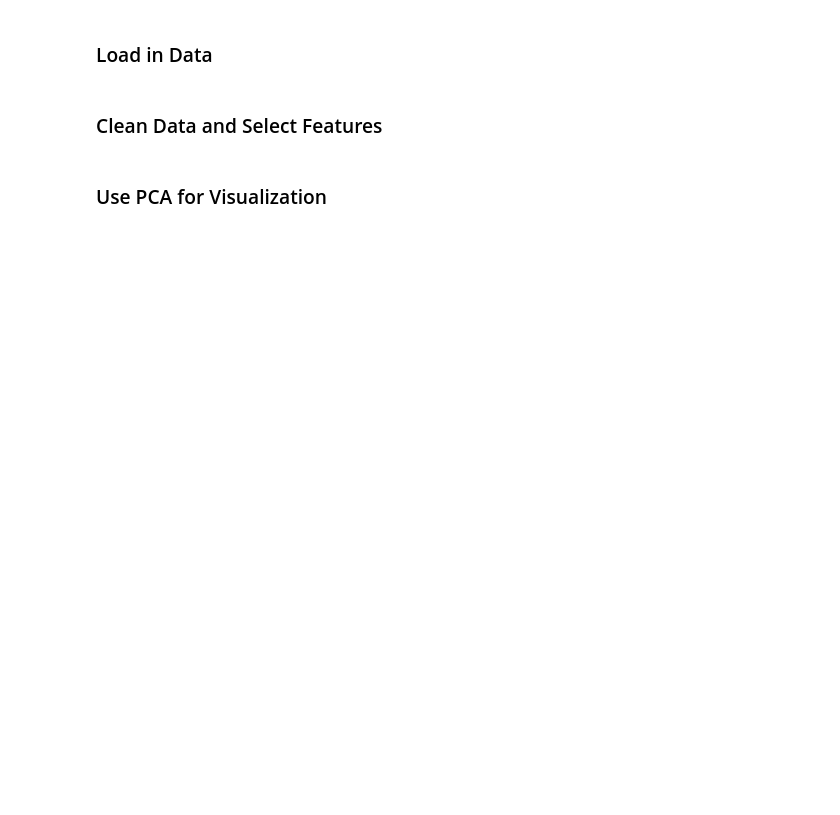
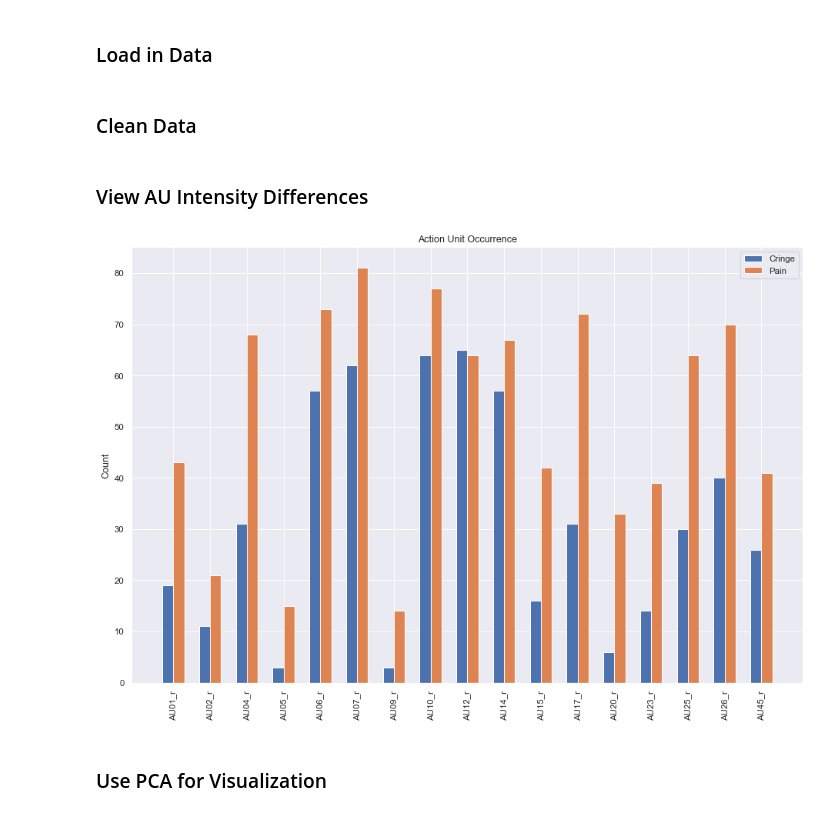
Before and after one commit to ravjotb/419Project, a Jupyter notebook: ProjectCode.ipynb, the cells around one changed output. Cells and saved outputs as stored; diff of their text form; code cells hidden in the pictures; blank space fills up the shorter version.

```diff
--- a/ProjectCode.ipynb
+++ b/ProjectCode.ipynb
@@ -43,7 +43,7 @@ for i in range(0, pain_list_size):
     # Reset index
     painDF.reset_index()
 # %% [markdown]
-### Clean Data and Select Features
+### Clean Data
 # %%
 from sklearn.preprocessing import StandardScaler
 
@@ -70,0 +60,41 @@ featuresDF = standardScaler.fit_transform(featuresDF)
+# %% [markdown]
+### View AU Intensity Differences
+# %%
+# Inspiration from https://www.youtube.com/watch?v=l11iy6SSUCY&ab_channel=SFURosieLab
+# Get the max AU intenisty per AU per video
+feature_list = ['AU01_r', 'AU02_r', 'AU04_r', 'AU05_r', 'AU06_r', 'AU07_r',
+                'AU09_r', 'AU10_r', 'AU12_r', 'AU14_r', 'AU15_r', 'AU17_r',
+                'AU20_r', 'AU23_r', 'AU25_r', 'AU26_r', 'AU45_r', 'video_id']
+
+cringeFeaturesDF = cringeDF.loc[:,feature_list]
+painFeaturesDF = painDF.loc[:,feature_list]
+
+# Get max AU intensity for each video
+cringeMaxAU = cringeFeaturesDF.groupby('video_id').max()
+painMaxAU = painFeaturesDF.groupby('video_id').max()
+
+# Total number of times the AU was above 2
+cringeAUs = (cringeMaxAU > 1).sum()
+painAUs = (painMaxAU > 1).sum()
+
+# Set our x axis
+x1 = cringeAUs.index
+
+# Get counts for each type of expression
+y1 = cringeAUs.values
+y2 = painAUs.values
+
+ind = np.arange(cringeAUs.index.size)
+width = 0.3
+# Plot figure, bars, ticks and legend
+plt.figure(num=1, figsize=(15,10),dpi=75)
+p1 = plt.bar(ind,y1, width = width, label = 'Cringe')
+plt.xticks(rotation = 90)
+p2 = plt.bar(ind+width,y2, width = width, label = 'Pain')
+plt.ylabel('Count')
+plt.title('Action Unit Occurrence')
+plt.xticks(ind + width / 2, x1)
+plt.legend(loc='best')
+plt.show()
+# %% [output]
+[figure, added]
```
Also changed, not shown: parts of 9 cells of this notebook.
